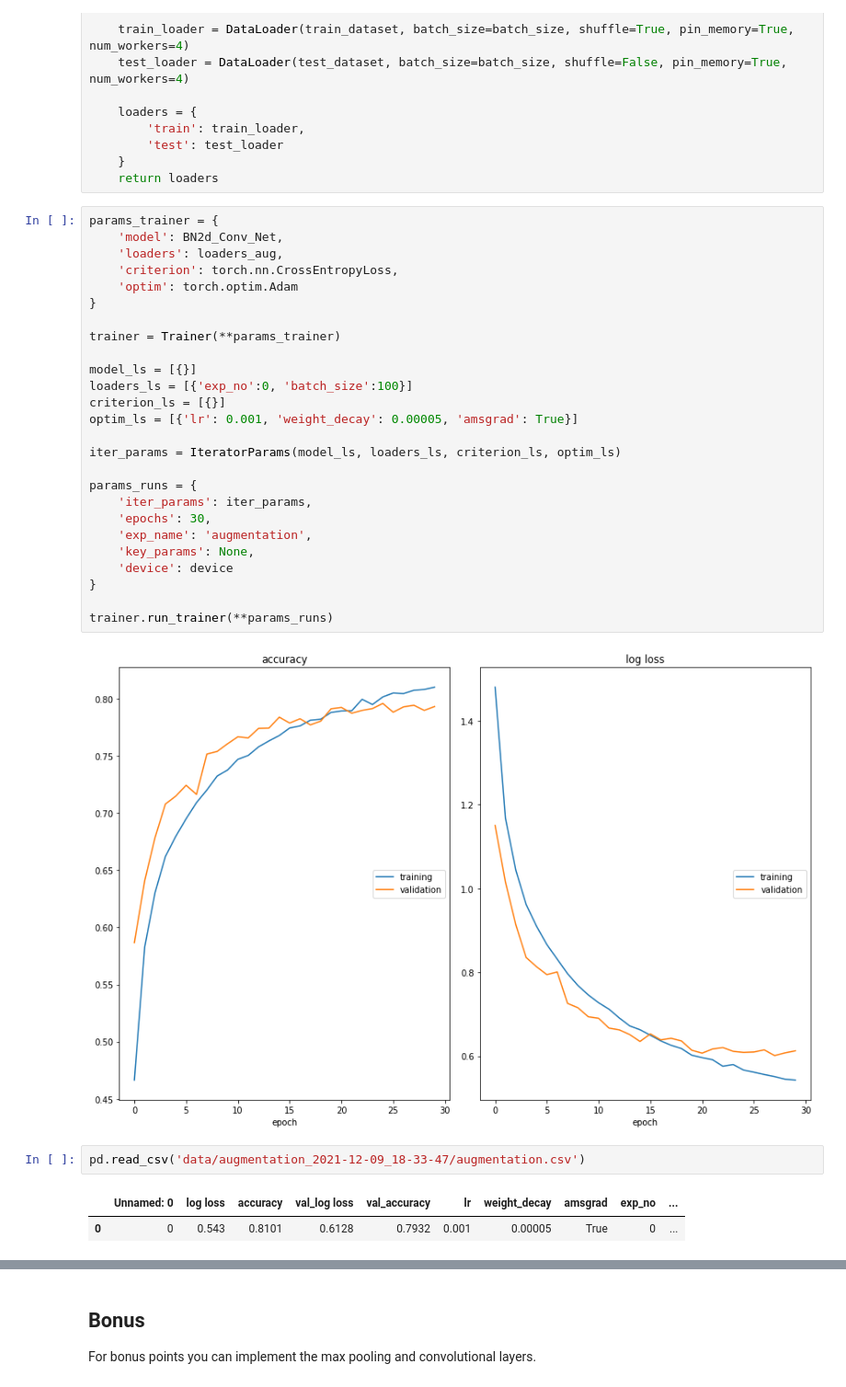
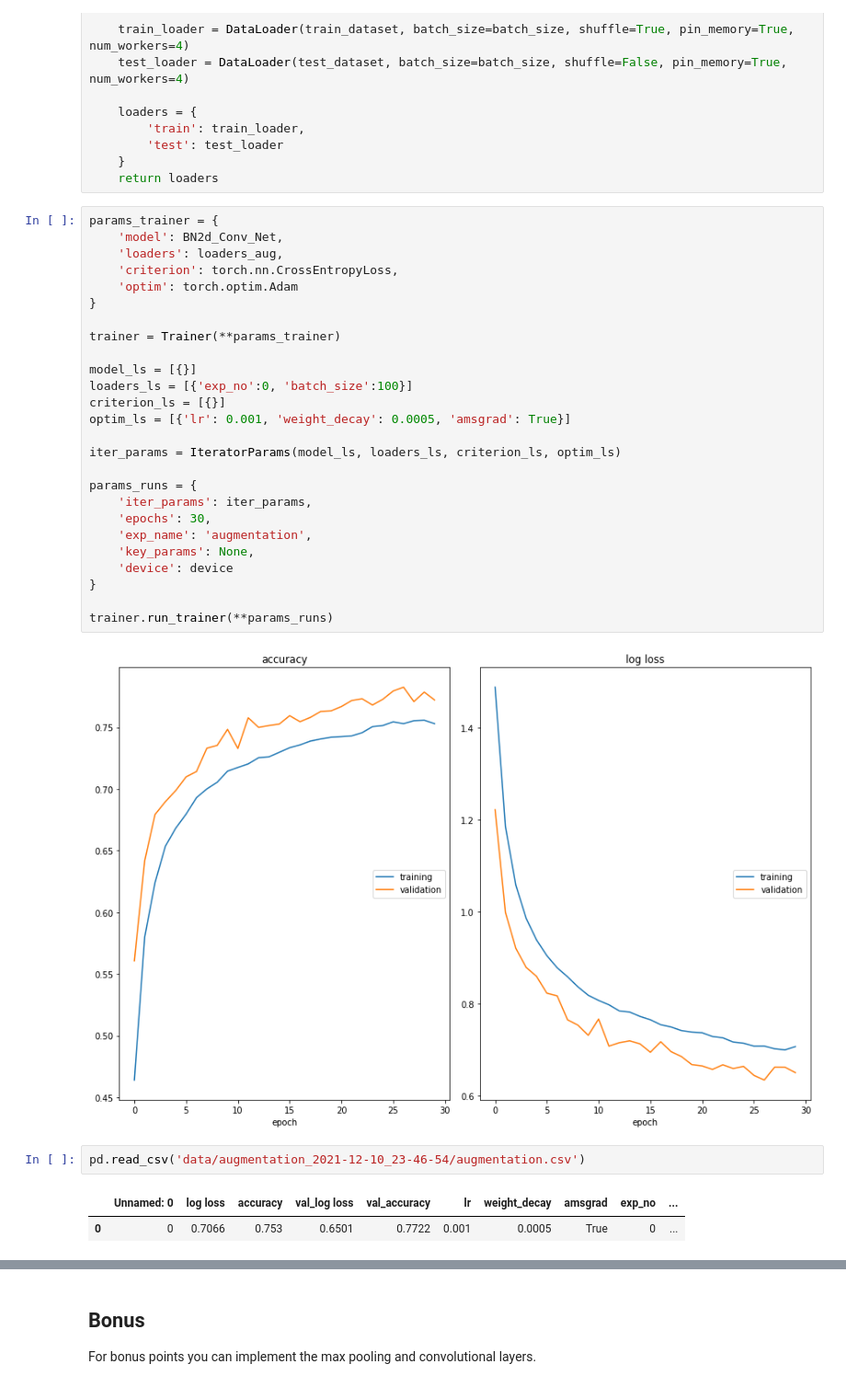
Before and after one commit to BartekKrzepkowski/aann2021-private-bk, a Jupyter notebook: solutions/bk_solution_07_computer_vision.ipynb, the cells around one changed output, grey strips where cells are left out. Shown at 92% size. Saved outputs shown, nothing was run; the diff lists cells and outputs as text.

```diff
--- a/solutions/bk_solution_07_computer_vision.ipynb
+++ b/solutions/bk_solution_07_computer_vision.ipynb
@@ -323,7 +325,7 @@ trainer = Trainer(**params_trainer)
 model_ls = [{}]
 loaders_ls = [{'exp_no':0, 'batch_size':100}]
 criterion_ls = [{}]
-optim_ls = [{'lr': 0.001, 'weight_decay': 0.00005, 'amsgrad': True}]
+optim_ls = [{'lr': 0.001, 'weight_decay': 0.0005, 'amsgrad': True}]
 
 iter_params = IteratorParams(model_ls, loaders_ls, criterion_ls, optim_ls)
 
@@ -337,10 +339,10 @@ params_runs = {
 
 trainer.run_trainer(**params_runs)
 # %% [output]
-[figure, old version]
+[figure, new version]
 # %%
-pd.read_csv('data/augmentation_2021-12-09_18-33-47/augmentation.csv')
+pd.read_csv('data/augmentation_2021-12-10_23-46-54/augmentation.csv')
 # %% [output]
 |  | Unnamed: 0 | log loss | accuracy | val_log loss | val_accuracy | lr | weight_decay | amsgrad | exp_no | ... |
-| 0 | 0 | 0.543 | 0.8101 | 0.6128 | 0.7932 | 0.001 | 0.00005 | True | 0 | ... |
+| 0 | 0 | 0.7066 | 0.753 | 0.6501 | 0.7722 | 0.001 | 0.0005 | True | 0 | ... |
 # %% [markdown]
```
Also changed, not shown: parts of 7 cells of this notebook, 1 other file.
